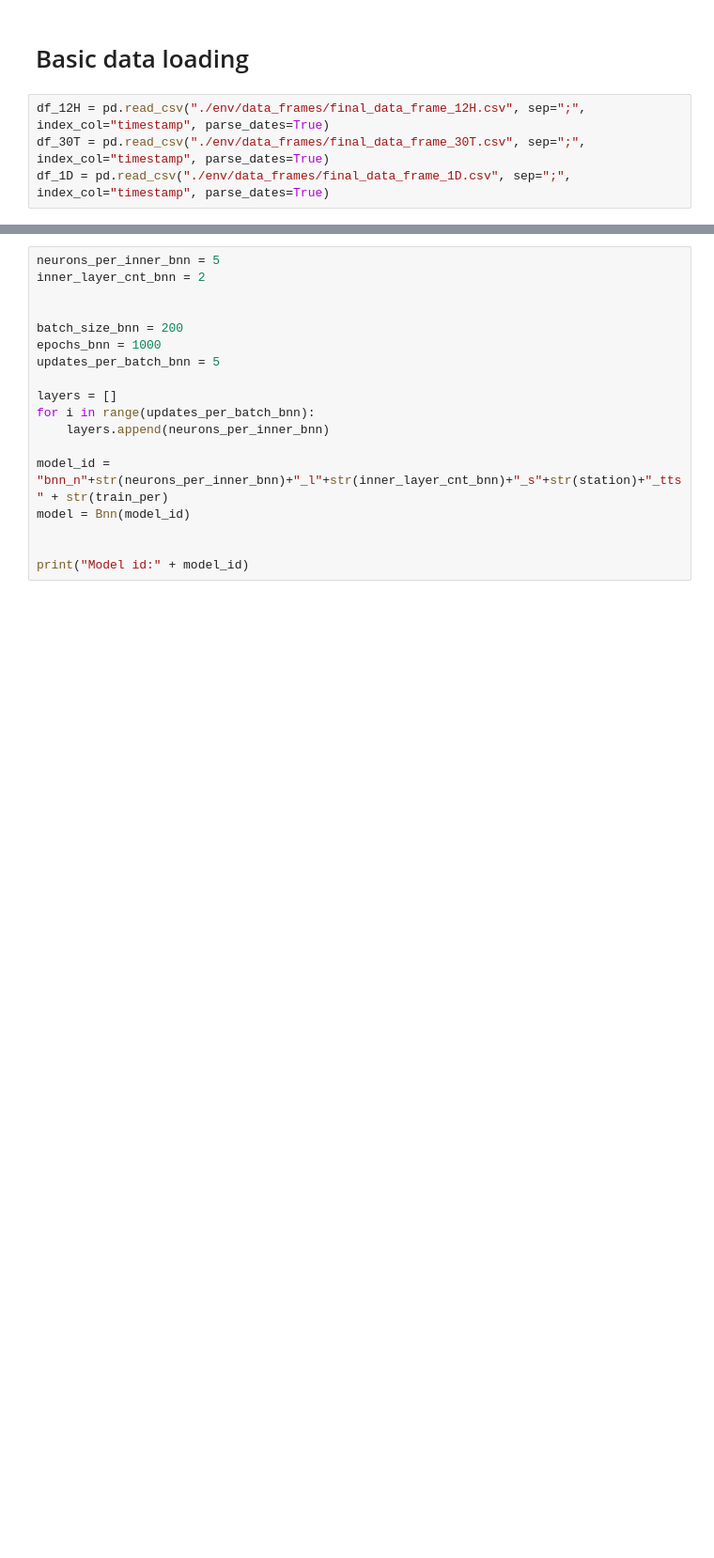
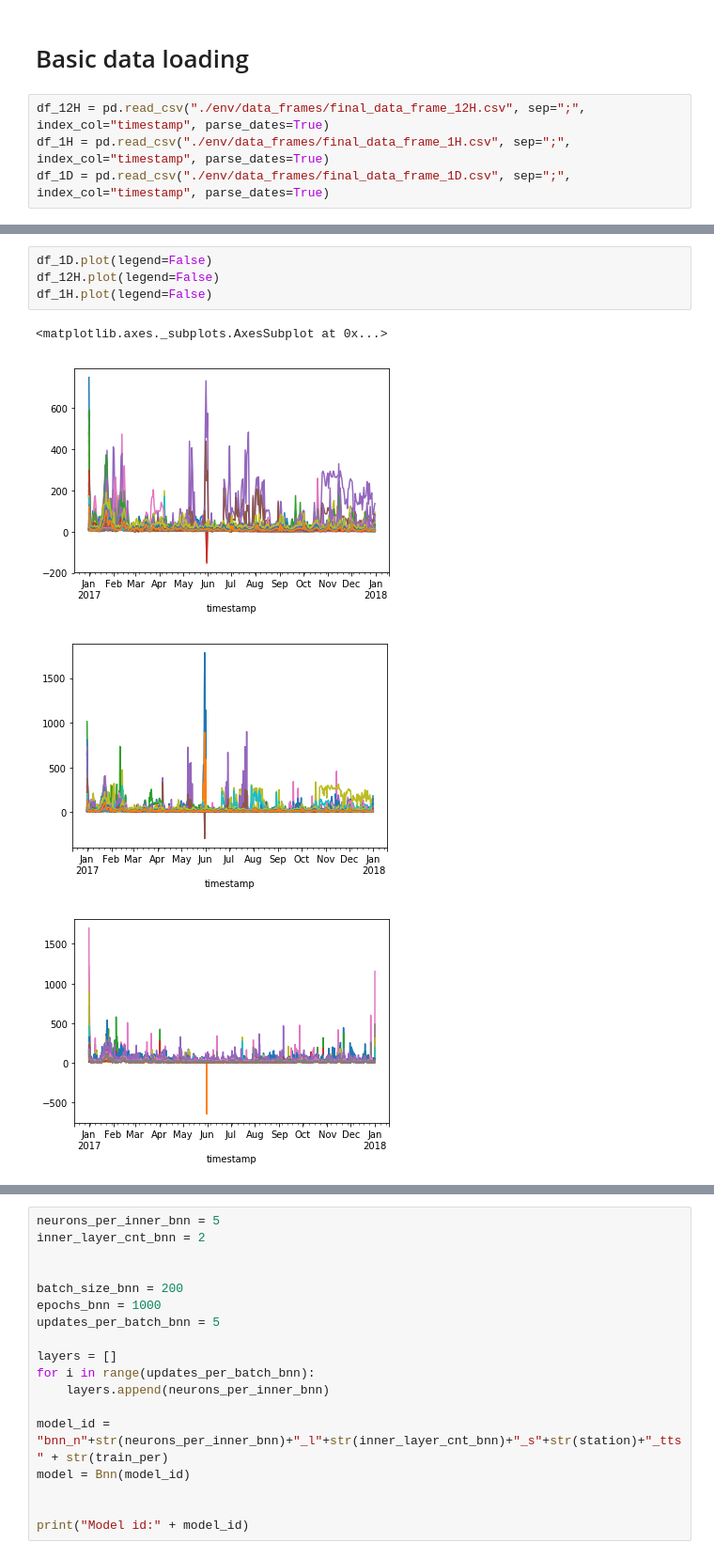
Before and after one commit to palikar/PollutionDev, a Jupyter notebook: model_training.ipynb, the cells around one changed output, grey strips where cells are left out. Shown at 94% size. Saved outputs shown, nothing was run; the diff lists cells and outputs as text; blank space fills up the shorter version.

```diff
--- a/model_training.ipynb
+++ b/model_training.ipynb
@@ -19,5 +24,5 @@ import os, sys
 # Basic data loading
 # %%
 df_12H = pd.read_csv("./env/data_frames/final_data_frame_12H.csv", sep=";", index_col="timestamp", parse_dates=True)
-df_30T = pd.read_csv("./env/data_frames/final_data_frame_30T.csv", sep=";", index_col="timestamp", parse_dates=True)
+df_1H = pd.read_csv("./env/data_frames/final_data_frame_1H.csv", sep=";", index_col="timestamp", parse_dates=True)
 df_1D = pd.read_csv("./env/data_frames/final_data_frame_1D.csv", sep=";", index_col="timestamp", parse_dates=True)
@@ -57,3 +29,12 @@ df_1D.head()
+# %%
+df_1D.plot(legend=False)
+df_12H.plot(legend=False)
+df_1H.plot(legend=False)
+# %% [output]
+<matplotlib.axes._subplots.AxesSubplot at 0x...>
+[figure, added]
+[figure, added]
+[figure, added]
 # %%
 P1_colmns_1D = list(filter(lambda col: "P1" in str(col),list(df_1D.columns.values)))
 P2_colmns_1D = list(filter(lambda col: "P2" in str(col),list(df_1D.columns.values)))
```
Also changed, not shown: parts of 23 cells of this notebook, 6 other files.
